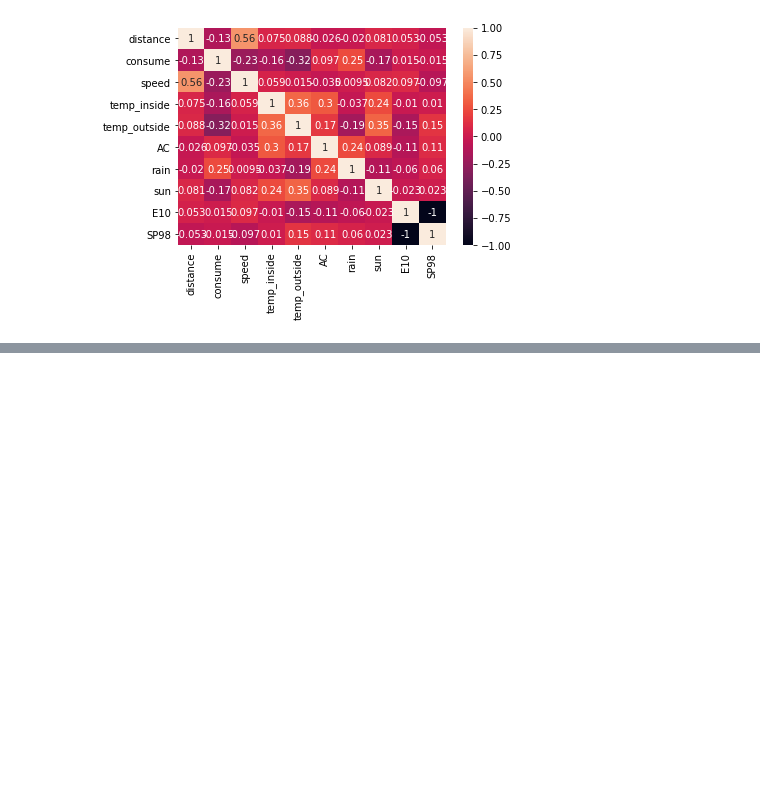
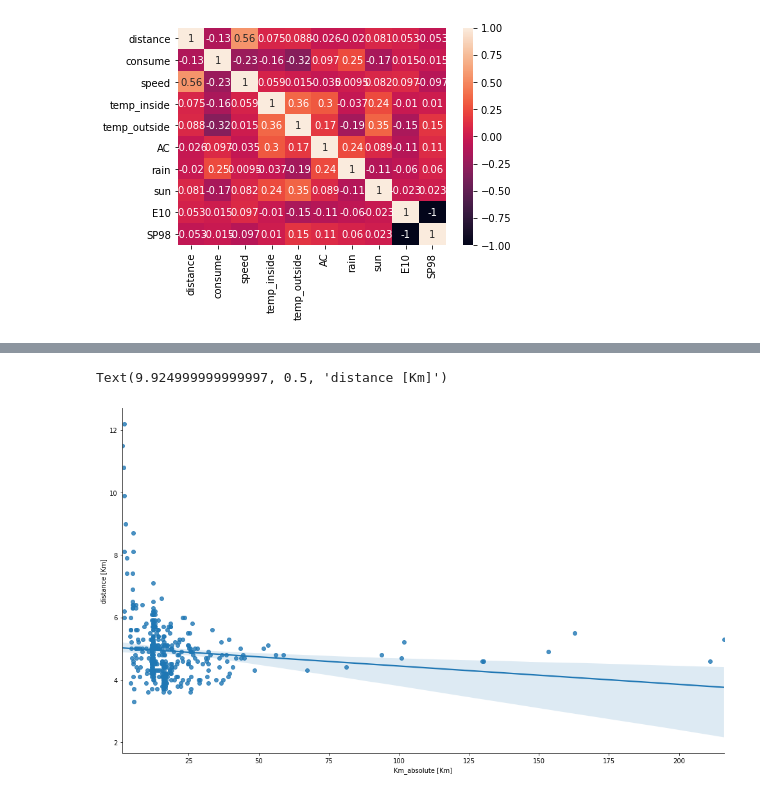
Before and after one commit to VictorRodriguezIronhack/reto_data, a Jupyter notebook: notebooks/Visualitation.ipynb, the cells around one changed output, grey strips where cells are left out. Cells and saved outputs as stored; diff of their text form; code cells hidden in the pictures; blank space fills up the shorter version.

```diff
--- a/notebooks/Visualitation.ipynb
+++ b/notebooks/Visualitation.ipynb
@@ -14,0 +36,7 @@ plt.show()
+# %%
+sns.lmplot(data=df,x='distance',y='consume', height=8, aspect=1.7,)
+plt.xlabel('Km_absolute [Km]')
+plt.ylabel('distance [Km]')
+# %% [output]
+Text(9.924999999999997, 0.5, 'distance [Km]')
+[figure, added]
```
Also changed, not shown: parts of 5 cells of this notebook, 1 other file.
